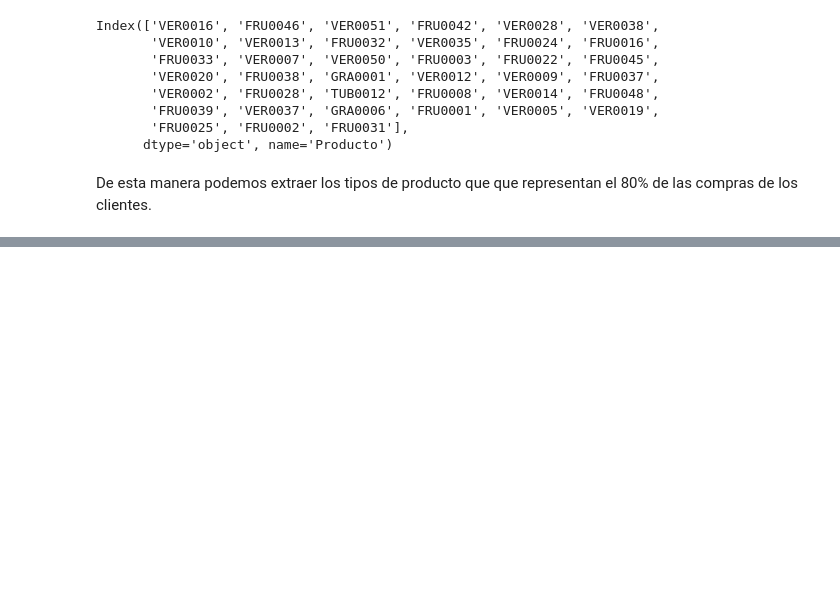
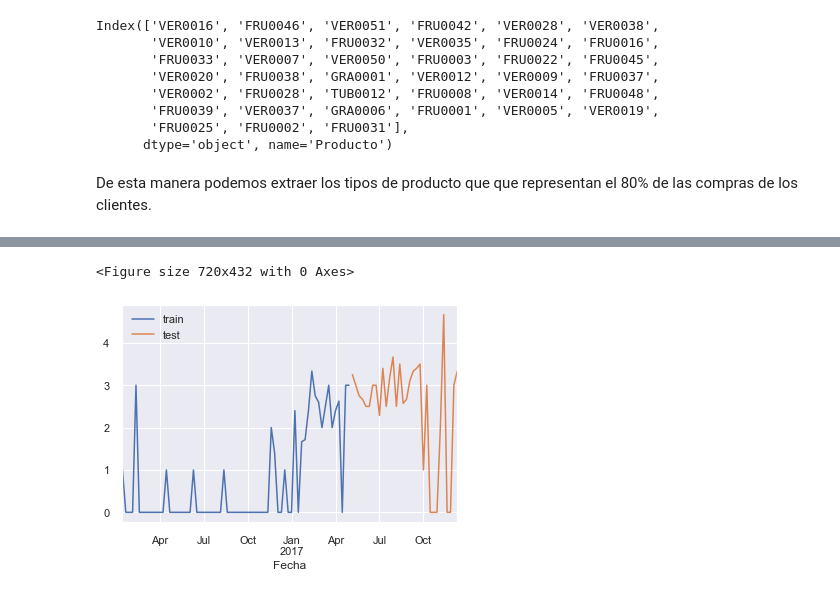
Before and after one commit to diegojeda/Modelos-Avanzados-2, a Jupyter notebook: Micro Proyecto 1/MicroProyecto1_StartUp.ipynb, the cells around one changed output, grey strips where cells are left out. Saved outputs shown, nothing was run; the diff lists cells and outputs as text; code cells hidden in the pictures; blank space fills up the shorter version.

Commit message:
Test CNN
Failure

```diff
--- a/Micro Proyecto 1/MicroProyecto1_StartUp.ipynb
+++ b/Micro Proyecto 1/MicroProyecto1_StartUp.ipynb
@@ -310,0 +416,12 @@ De esta manera podemos extraer los tipos de producto que que representan el 80%
+# %%
+split_date = pd.Timestamp('2017-05-01')
+df =  Series["VER0016"]
+train = df.loc[:split_date]
+test = df.loc[split_date:]
+plt.figure(figsize=(10, 6))
+ax = train.plot()
+test.plot(ax=ax)
+plt.legend(['train', 'test']);
+# %% [output]
+<Figure size 720x432 with 0 Axes>
+[figure, added]
```
Also changed, not shown: parts of 45 cells of this notebook, 2 other files.
